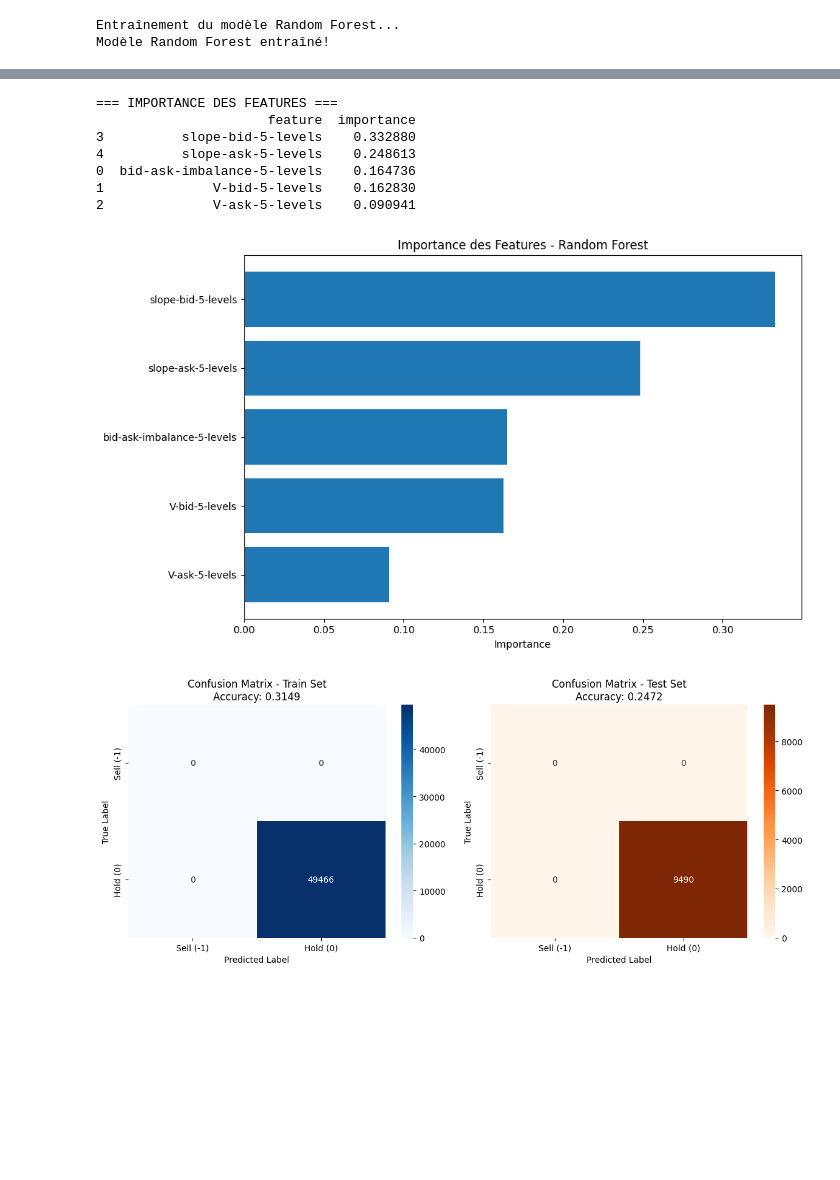
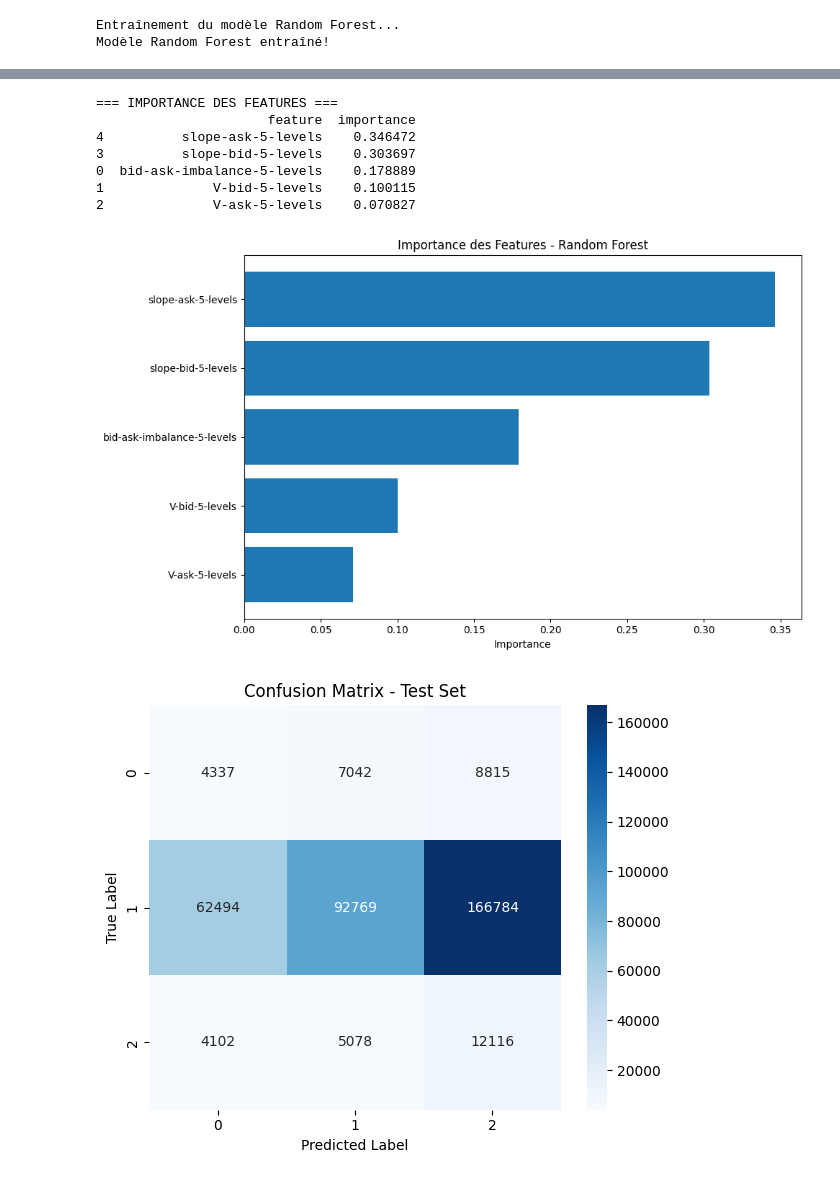
Before and after one commit to solalbaudoincs/ifcob, a Jupyter notebook: prediction_model/model_cumulative_finance.ipynb, the cells around one changed output, grey strips where cells are left out. Drawn from its saved outputs; the diff is of its cells as text; code cells hidden in the pictures; blank space fills up the shorter version.

Commit message:
Tests des modèles

```diff
--- a/prediction_model/model_cumulative_finance.ipynb
+++ b/prediction_model/model_cumulative_finance.ipynb
@@ -51,7 +51,7 @@ feature_columns = [
     "slope-ask-5-levels"
 ]
 
-target_column = "sharpe-ratio-quantile-calibrated-5-ms"
+target_column = "return-vs-volatility-5-ms"
 
 # Préparation des données (split train/test inclus)
 X_train, X_test, y_train, y_test = preprocessor.prepare_data(
@@ -99,8 +99,8 @@ Période de test: index 1454148 à 1817684
 # %%
 # Initialisation et entraînement du modèle Random Forest (paramètres de Model_Mateo_1)
 rf_model = RandomForestClassifier(
-    n_estimators=100,  # Même nombre d'arbres que Model_Mateo_1
-    max_depth=3,       # Même profondeur pour éviter l'overfitting
+    n_estimators=150,  # Même nombre d'arbres que Model_Mateo_1
+    max_depth=4,       # Même profondeur pour éviter l'overfitting
     class_weight="balanced",  # Gestion automatique du déséquilibre
     random_state=42,
     n_jobs=-1  # Utilise tous les cœurs disponibles
@@ -177,37 +177,20 @@ plt.show()
 # %% [output]
 === IMPORTANCE DES FEATURES ===
                       feature  importance
-3          slope-bid-5-levels    0.332880
-4          slope-ask-5-levels    0.248613
-0  bid-ask-imbalance-5-levels    0.164736
-1              V-bid-5-levels    0.162830
-2              V-ask-5-levels    0.090941
+4          slope-ask-5-levels    0.346472
+3          slope-bid-5-levels    0.303697
+0  bid-ask-imbalance-5-levels    0.178889
+1              V-bid-5-levels    0.100115
+2              V-ask-5-levels    0.070827
-[figure, old version]
+[figure, new version]
 # %%
-# Visualisation des matrices de confusion
-plt.figure(figsize=(12, 5))
-
-# Matrice de confusion pour le train set
-plt.subplot(1, 2, 1)
-cm_train = confusion_matrix(y_train, y_train_pred, labels=[-1, 0])
-sns.heatmap(cm_train, annot=True, fmt='d', cmap='Blues',
-            xticklabels=['Sell (-1)', 'Hold (0)'],
-            yticklabels=['Sell (-1)', 'Hold (0)'])
-plt.title(f'Confusion Matrix - Train Set\nAccuracy: {train_acc:.4f}')
+# Visualisation de la matrice de confusion
+plt.figure(figsize=(6, 5))
+sns.heatmap(confusion_matrix(y_test, y_pred), annot=True, fmt='d', cmap='Blues')
+plt.title('Confusion Matrix - Test Set')
 plt.ylabel('True Label')
 plt.xlabel('Predicted Label')
-
-# Matrice de confusion pour le test set
-plt.subplot(1, 2, 2)
-cm_test = confusion_matrix(y_test, y_pred, labels=[-1, 0])
-sns.heatmap(cm_test, annot=True, fmt='d', cmap='Oranges',
-            xticklabels=['Sell (-1)', 'Hold (0)'],
-            yticklabels=['Sell (-1)', 'Hold (0)'])
-plt.title(f'Confusion Matrix - Test Set\nAccuracy: {test_acc:.4f}')
-plt.ylabel('True Label')
-plt.xlabel('Predicted Label')
-
 plt.tight_layout()
 plt.show()
 # %% [output]
-[figure, old version]
+[figure, new version]
```
Also changed, not shown: parts of 5 cells of this notebook, 3 other files.
